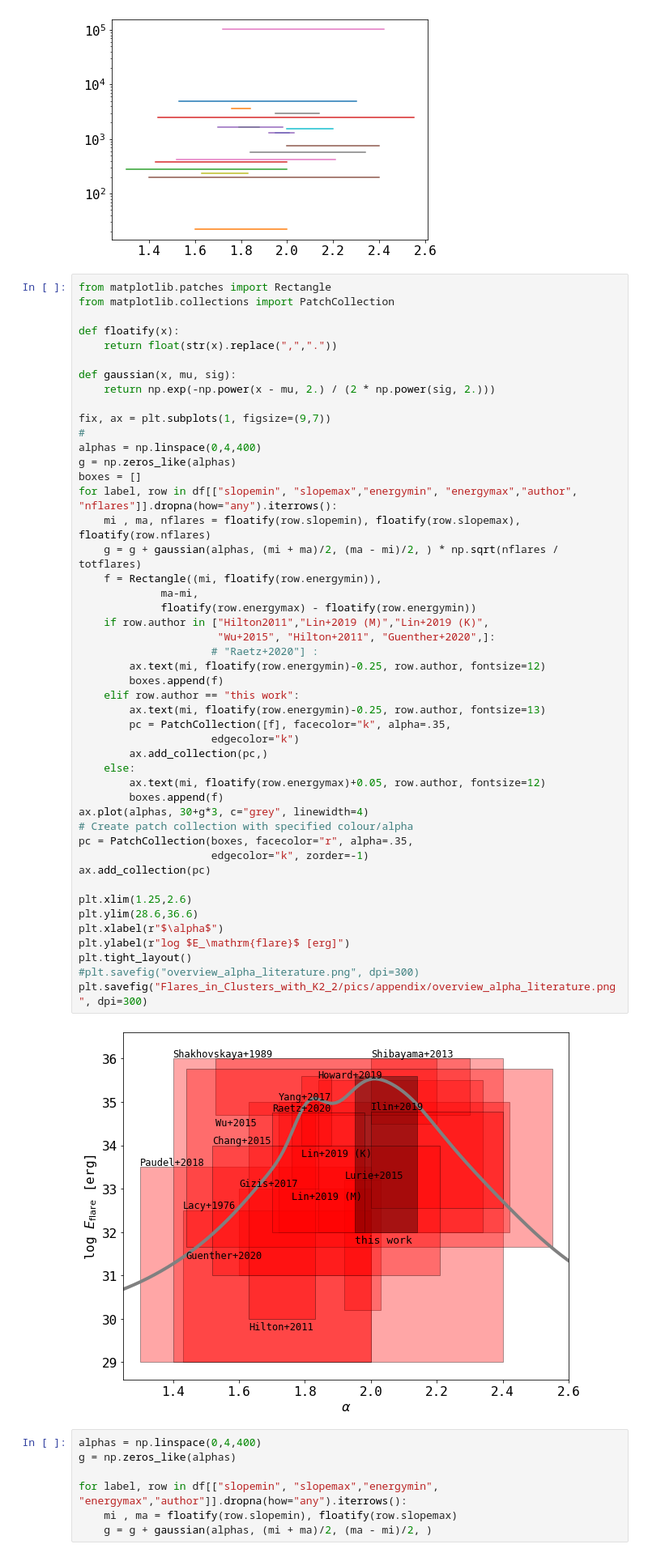
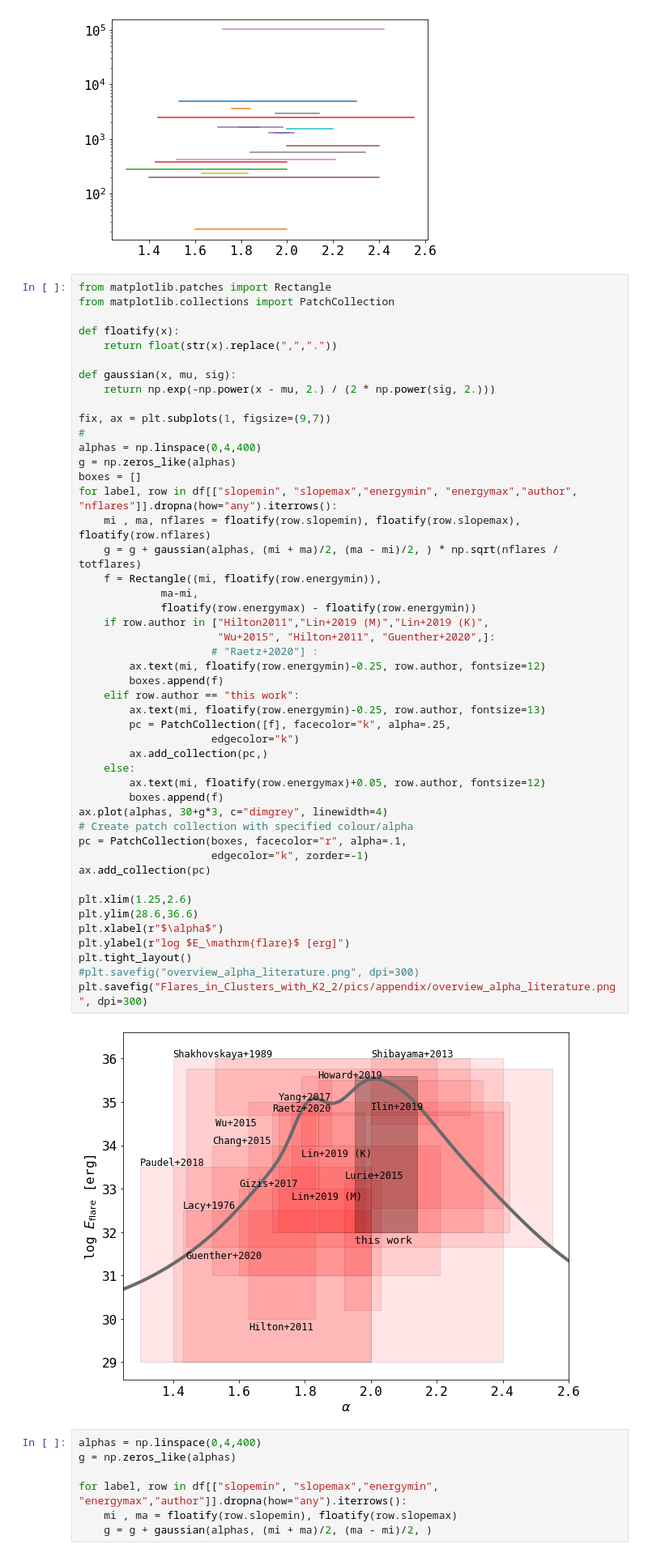
Before and after one commit to ekaterinailin/flares-in-clusters-ii-draft, a Jupyter notebook: Alpha_prior.ipynb, the cells around one changed output. Shown at 81% size. Drawn from its saved outputs; the diff is of its cells as text.

```diff
--- a/Alpha_prior.ipynb
+++ b/Alpha_prior.ipynb
@@ -80,37 +80,37 @@ boxes = []
 for label, row in df[["slopemin", "slopemax","energymin", "energymax","author", "nflares"]].dropna(how="any").iterrows():
     mi , ma, nflares = floatify(row.slopemin), floatify(row.slopemax), floatify(row.nflares)
     g = g + gaussian(alphas, (mi + ma)/2, (ma - mi)/2, ) * np.sqrt(nflares / totflares)
     f = Rectangle((mi, floatify(row.energymin)),
              ma-mi,
              floatify(row.energymax) - floatify(row.energymin))
     if row.author in ["Hilton2011","Lin+2019 (M)","Lin+2019 (K)",
                       "Wu+2015", "Hilton+2011", "Guenther+2020",]:
                      # "Raetz+2020"] :
         ax.text(mi, floatify(row.energymin)-0.25, row.author, fontsize=12)
         boxes.append(f)
     elif row.author == "this work":
         ax.text(mi, floatify(row.energymin)-0.25, row.author, fontsize=13)
-        pc = PatchCollection([f], facecolor="k", alpha=.35,
+        pc = PatchCollection([f], facecolor="k", alpha=.25,
                      edgecolor="k")
         ax.add_collection(pc,)
     else:
         ax.text(mi, floatify(row.energymax)+0.05, row.author, fontsize=12)
         boxes.append(f)
-ax.plot(alphas, 30+g*3, c="grey", linewidth=4)
+ax.plot(alphas, 30+g*3, c="dimgrey", linewidth=4)
 # Create patch collection with specified colour/alpha
-pc = PatchCollection(boxes, facecolor="r", alpha=.35,
+pc = PatchCollection(boxes, facecolor="r", alpha=.1,
                      edgecolor="k", zorder=-1)
 ax.add_collection(pc)
 
 plt.xlim(1.25,2.6)
 plt.ylim(28.6,36.6)
 plt.xlabel(r"$\alpha$")
 plt.ylabel(r"log $E_\mathrm{flare}$ [erg]")
 plt.tight_layout()
 #plt.savefig("overview_alpha_literature.png", dpi=300)
 plt.savefig("Flares_in_Clusters_with_K2_2/pics/appendix/overview_alpha_literature.png", dpi=300)
 # %% [output]
-[figure, old version]
+[figure, new version]
 # %%
 alphas = np.linspace(0,4,400)
 g = np.zeros_like(alphas)
```
Also changed, not shown: 7 other files.
